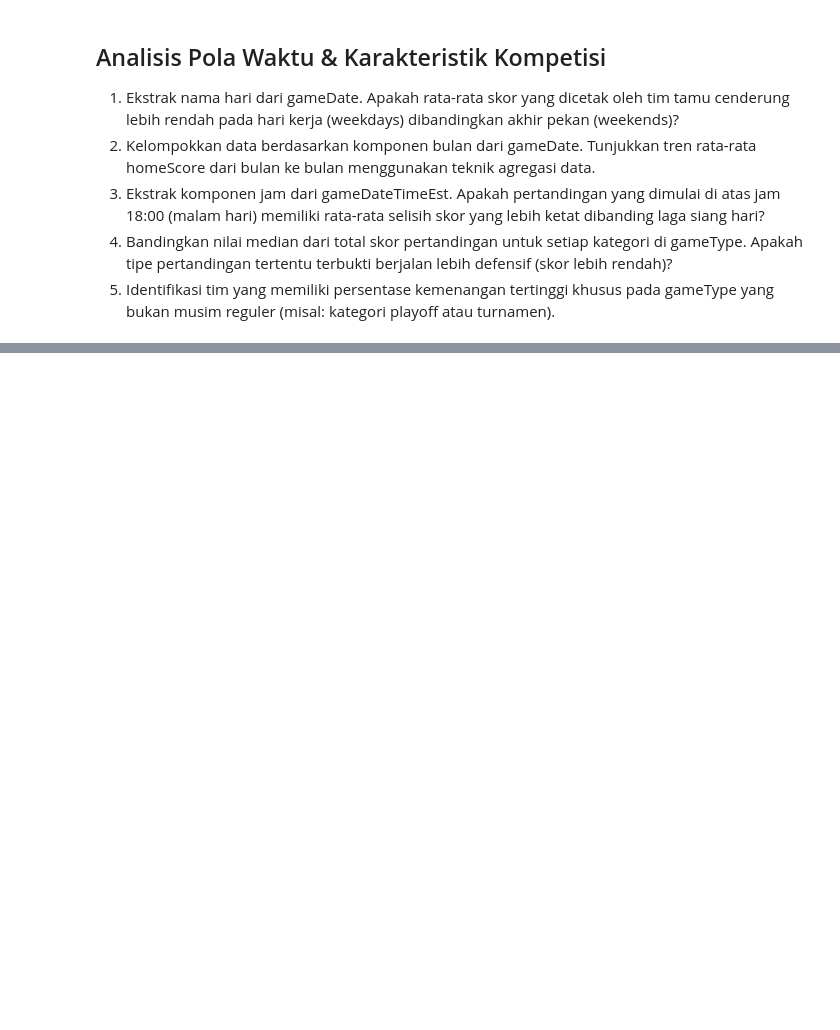
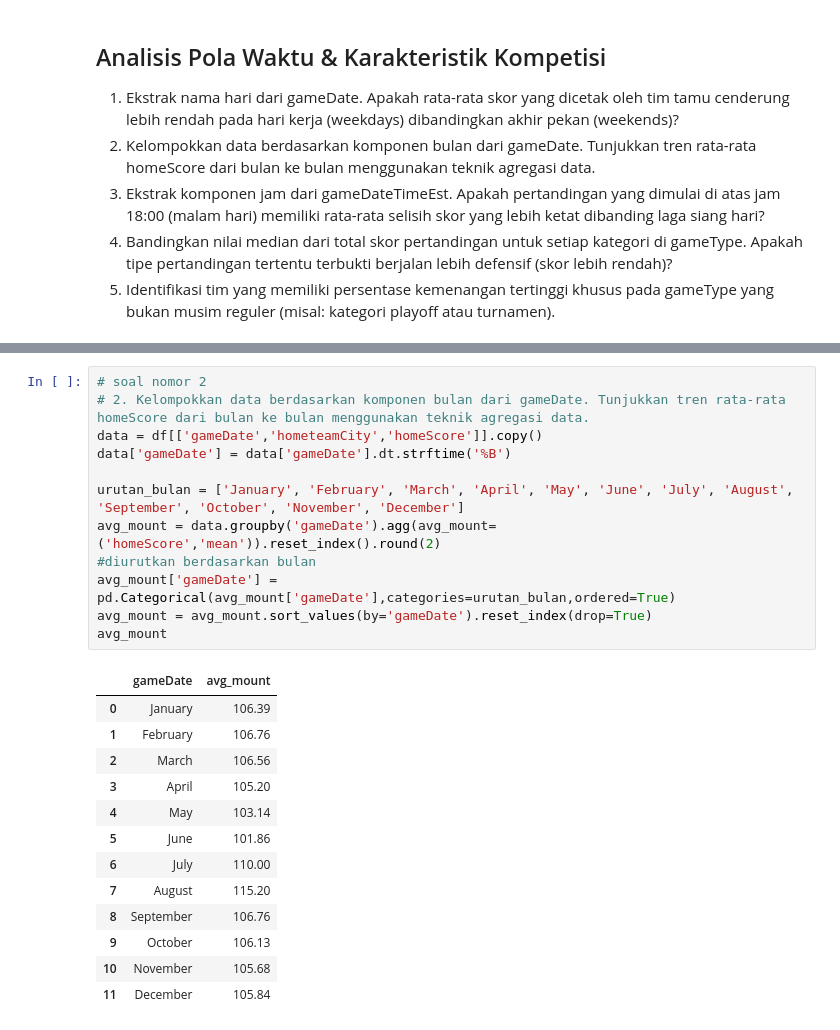
Before and after one commit to HafidzAfrieno/Project-Data-Analyst-Part-1, a Jupyter notebook: nba_player_analyst.ipynb, the cells around one changed output, grey strips where cells are left out. Saved outputs shown, nothing was run; the diff lists cells and outputs as text; blank space fills up the shorter version.

```diff
--- a/nba_player_analyst.ipynb
+++ b/nba_player_analyst.ipynb
@@ -406,0 +432,26 @@ df.head(2)
+# %%
+# soal nomor 2
+# 2. Kelompokkan data berdasarkan komponen bulan dari gameDate. Tunjukkan tren rata-rata homeScore dari bulan ke bulan menggunakan teknik agregasi data.
+data = df[['gameDate','hometeamCity','homeScore']].copy()
+data['gameDate'] = data['gameDate'].dt.strftime('%B')
+
+urutan_bulan = ['January', 'February', 'March', 'April', 'May', 'June', 'July', 'August', 'September', 'October', 'November', 'December']
+avg_mount = data.groupby('gameDate').agg(avg_mount=('homeScore','mean')).reset_index().round(2)
+#diurutkan berdasarkan bulan
+avg_mount['gameDate'] = pd.Categorical(avg_mount['gameDate'],categories=urutan_bulan,ordered=True)
+avg_mount = avg_mount.sort_values(by='gameDate').reset_index(drop=True)
+avg_mount
+# %% [output]
+|  | gameDate | avg_mount |
+| 0 | January | 106.39 |
+| 1 | February | 106.76 |
+| 2 | March | 106.56 |
+| 3 | April | 105.20 |
+| 4 | May | 103.14 |
+| 5 | June | 101.86 |
+| 6 | July | 110.00 |
+| 7 | August | 115.20 |
+| 8 | September | 106.76 |
+| 9 | October | 106.13 |
+| 10 | November | 105.68 |
+| 11 | December | 105.84 |
```
Also changed, not shown: parts of 5 cells of this notebook.
